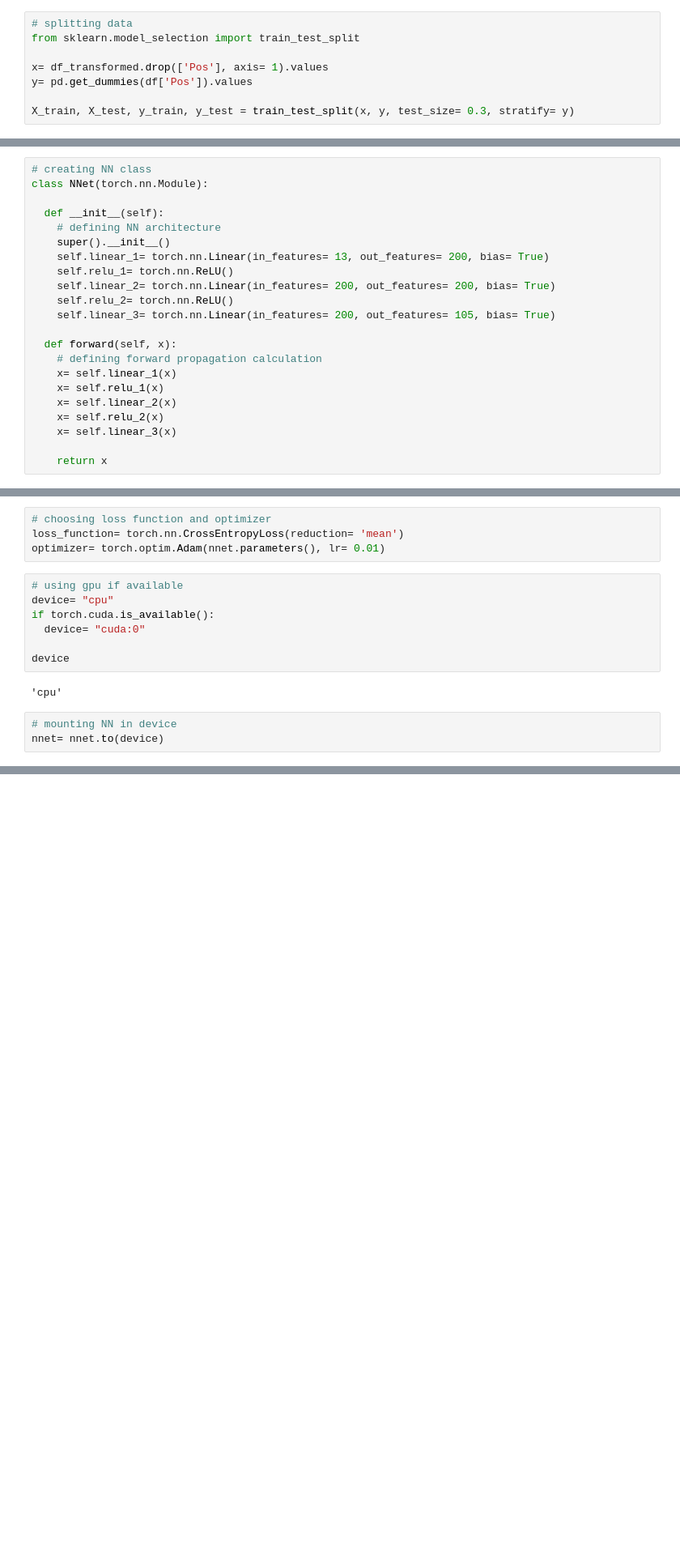
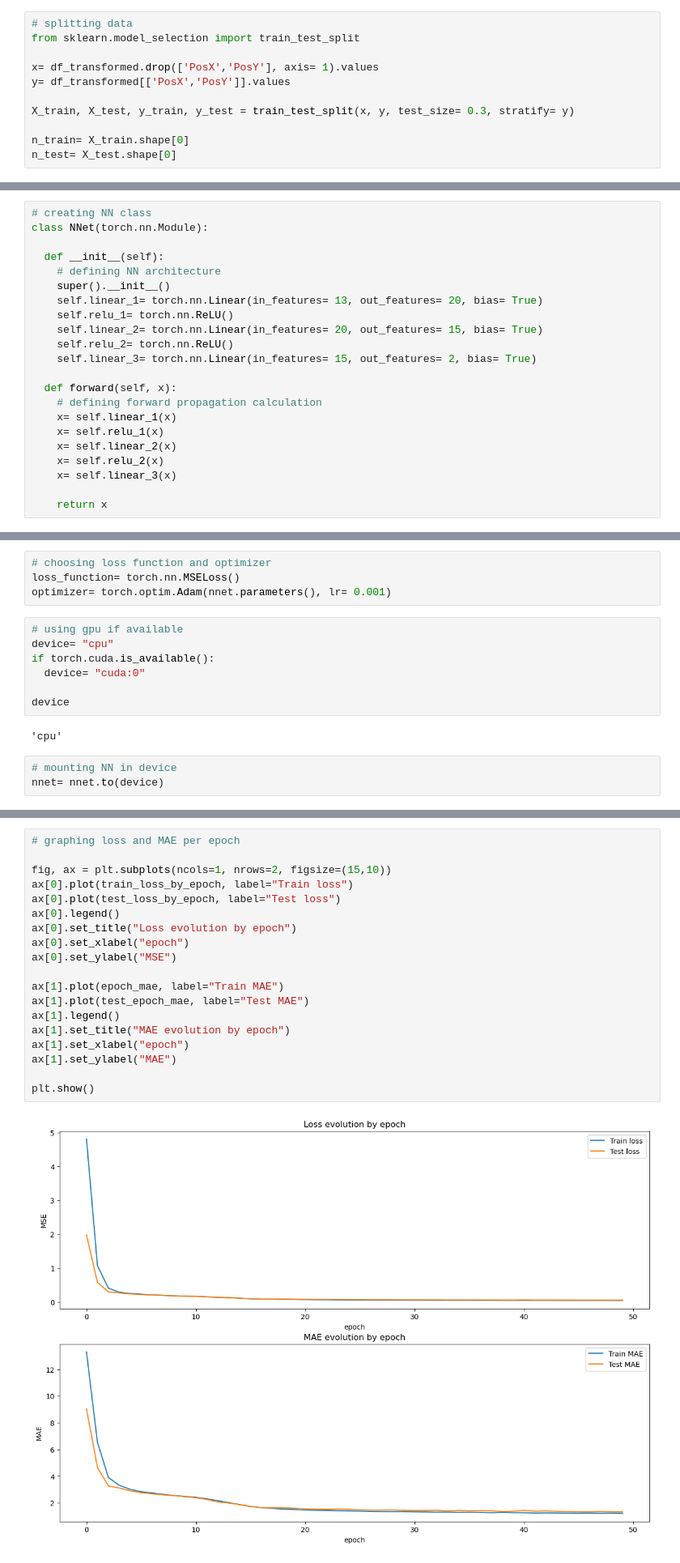
Before and after one commit to nferran/tp_deep_learning, a Jupyter notebook: Deep_Learning_TP1_NOV_2023.ipynb, the cells around one changed output, grey strips where cells are left out. Shown at 81% size. Cells and saved outputs as stored; diff of their text form; blank space fills up the shorter version.

```diff
--- a/Deep_Learning_TP1_NOV_2023.ipynb
+++ b/Deep_Learning_TP1_NOV_2023.ipynb
@@ -308,10 +367,13 @@ len(df_transformed.Pos.unique())
 # splitting data
 from sklearn.model_selection import train_test_split
 
-x= df_transformed.drop(['Pos'], axis= 1).values
-y= pd.get_dummies(df['Pos']).values
+x= df_transformed.drop(['PosX','PosY'], axis= 1).values
+y= df_transformed[['PosX','PosY']].values
 
 X_train, X_test, y_train, y_test = train_test_split(x, y, test_size= 0.3, stratify= y)
+
+n_train= X_train.shape[0]
+n_test= X_test.shape[0]
 # %%
 # creating dataset in order to work with pytorch
 class MyDataset(Dataset):
@@ -370,11 +424,11 @@ class NNet(torch.nn.Module):
   def __init__(self):
     # defining NN architecture
     super().__init__()
-    self.linear_1= torch.nn.Linear(in_features= 13, out_features= 200, bias= True)
+    self.linear_1= torch.nn.Linear(in_features= 13, out_features= 20, bias= True)
     self.relu_1= torch.nn.ReLU()
-    self.linear_2= torch.nn.Linear(in_features= 200, out_features= 200, bias= True)
+    self.linear_2= torch.nn.Linear(in_features= 20, out_features= 15, bias= True)
     self.relu_2= torch.nn.ReLU()
-    self.linear_3= torch.nn.Linear(in_features= 200, out_features= 105, bias= True)
+    self.linear_3= torch.nn.Linear(in_features= 15, out_features= 2, bias= True)
 
   def forward(self, x):
     # defining forward propagation calculation
@@ -405,7 +459,7 @@ print(sum(p.numel() for p in nnet.parameters()))
 # %%
 # choosing loss function and optimizer
-loss_function= torch.nn.CrossEntropyLoss(reduction= 'mean')
-optimizer= torch.optim.Adam(nnet.parameters(), lr= 0.01)
+loss_function= torch.nn.MSELoss()
+optimizer= torch.optim.Adam(nnet.parameters(), lr= 0.001)
 # %%
 # using gpu if available
 device= "cpu"
@@ -529,0 +595,21 @@ ax1.set_ylabel("CE")
+# %%
+# graphing loss and MAE per epoch
+
+fig, ax = plt.subplots(ncols=1, nrows=2, figsize=(15,10))
+ax[0].plot(train_loss_by_epoch, label="Train loss")
+ax[0].plot(test_loss_by_epoch, label="Test loss")
+ax[0].legend()
+ax[0].set_title("Loss evolution by epoch")
+ax[0].set_xlabel("epoch")
+ax[0].set_ylabel("MSE")
+
+ax[1].plot(epoch_mae, label="Train MAE")
+ax[1].plot(test_epoch_mae, label="Test MAE")
+ax[1].legend()
+ax[1].set_title("MAE evolution by epoch")
+ax[1].set_xlabel("epoch")
+ax[1].set_ylabel("MAE")
+
+plt.show()
+# %% [output]
+[figure, added]
```
Also changed, not shown: parts of 30 cells of this notebook.
